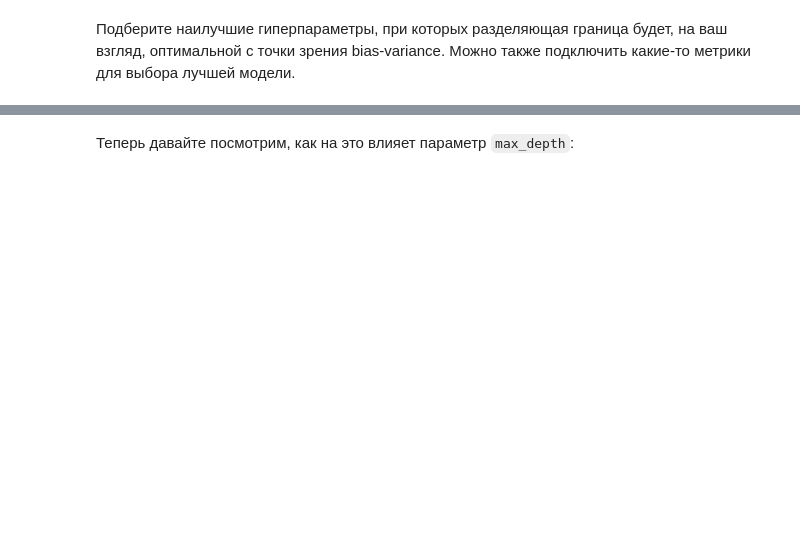
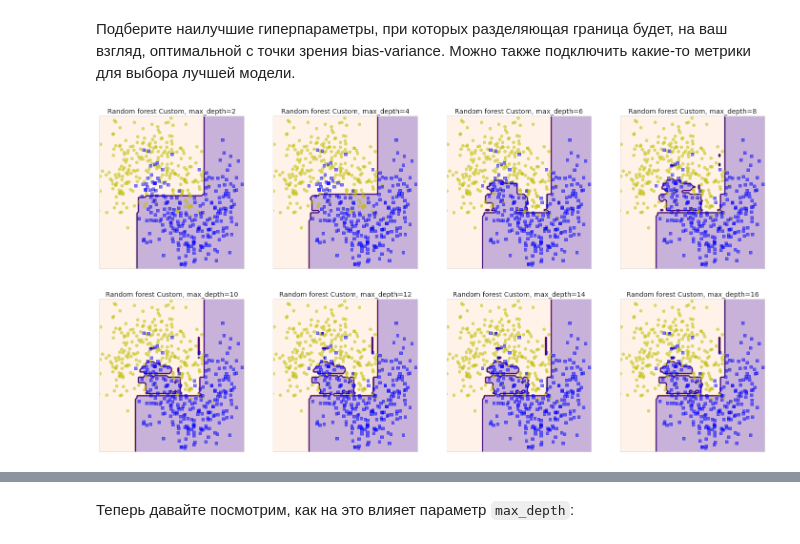
Before and after one commit to Freddsle/BI_ML_2021, a Jupyter notebook: l5_ensembles/code/Ensembles.ipynb, the cells around one changed output, grey strips where cells are left out. Cells and saved outputs as stored; diff of their text form; code cells hidden in the pictures; blank space fills up the shorter version.

```diff
--- a/l5_ensembles/code/Ensembles.ipynb
+++ b/l5_ensembles/code/Ensembles.ipynb
@@ -224,0 +264,15 @@ plt.show()
+# %%
+plt.figure(figsize=(25,20))
+
+for i, depth in enumerate(range(2, 18, 2)):
+    plt.subplot(341 + i)
+    rf = RandomForestClassifierCustom(max_depth=depth, n_estimators=100, max_features=2)
+    rf.fit(X_train, y_train)
+    plot_decision_boundary(rf, X, y)
+    plt.title(f"Random forest Custom, max_depth={depth}", fontsize=14)
+    plt.xlabel("")
+    plt.ylabel("")
+    plt.xticks([], [])
+    plt.yticks([], [])
+# %% [output]
+[figure, added]
```
Also changed, not shown: parts of 30 cells of this notebook, 3 other files.
